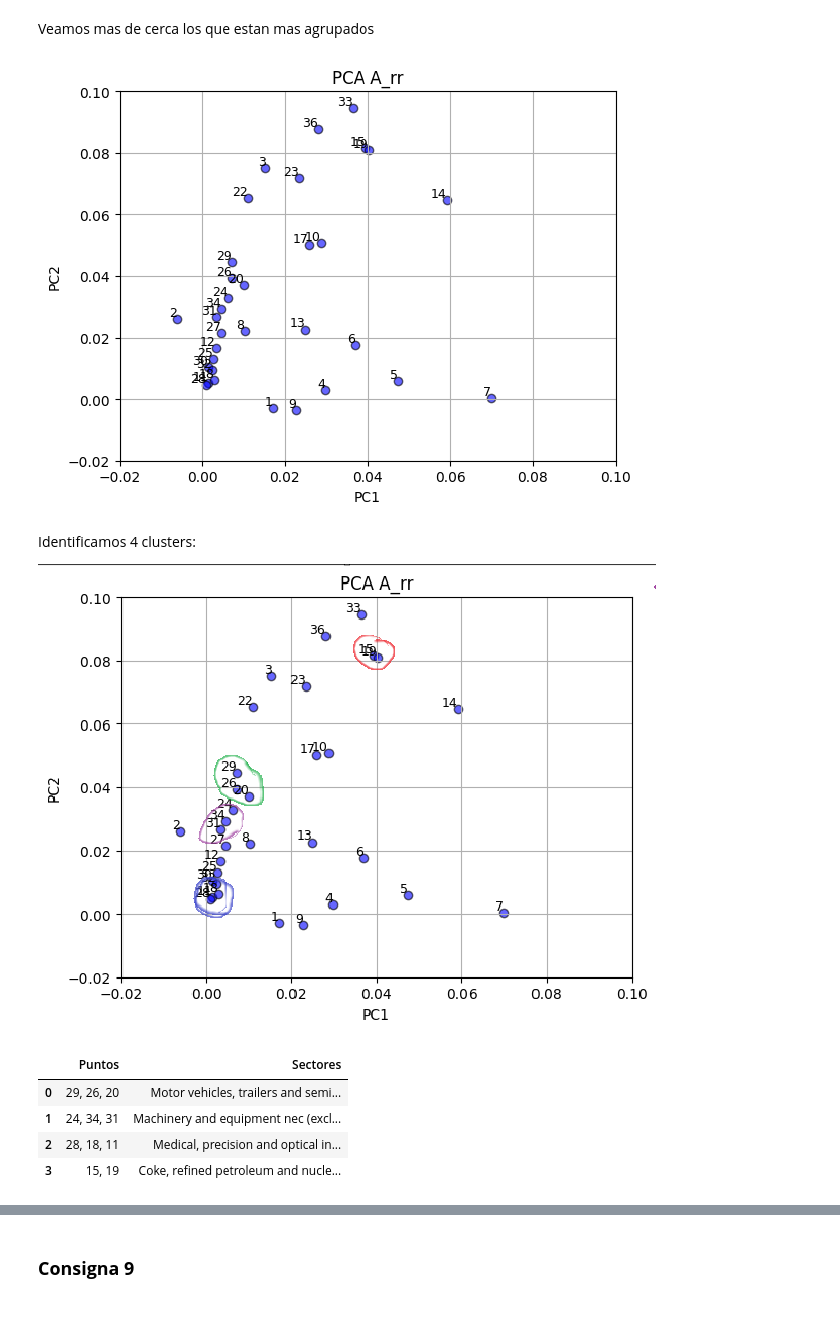
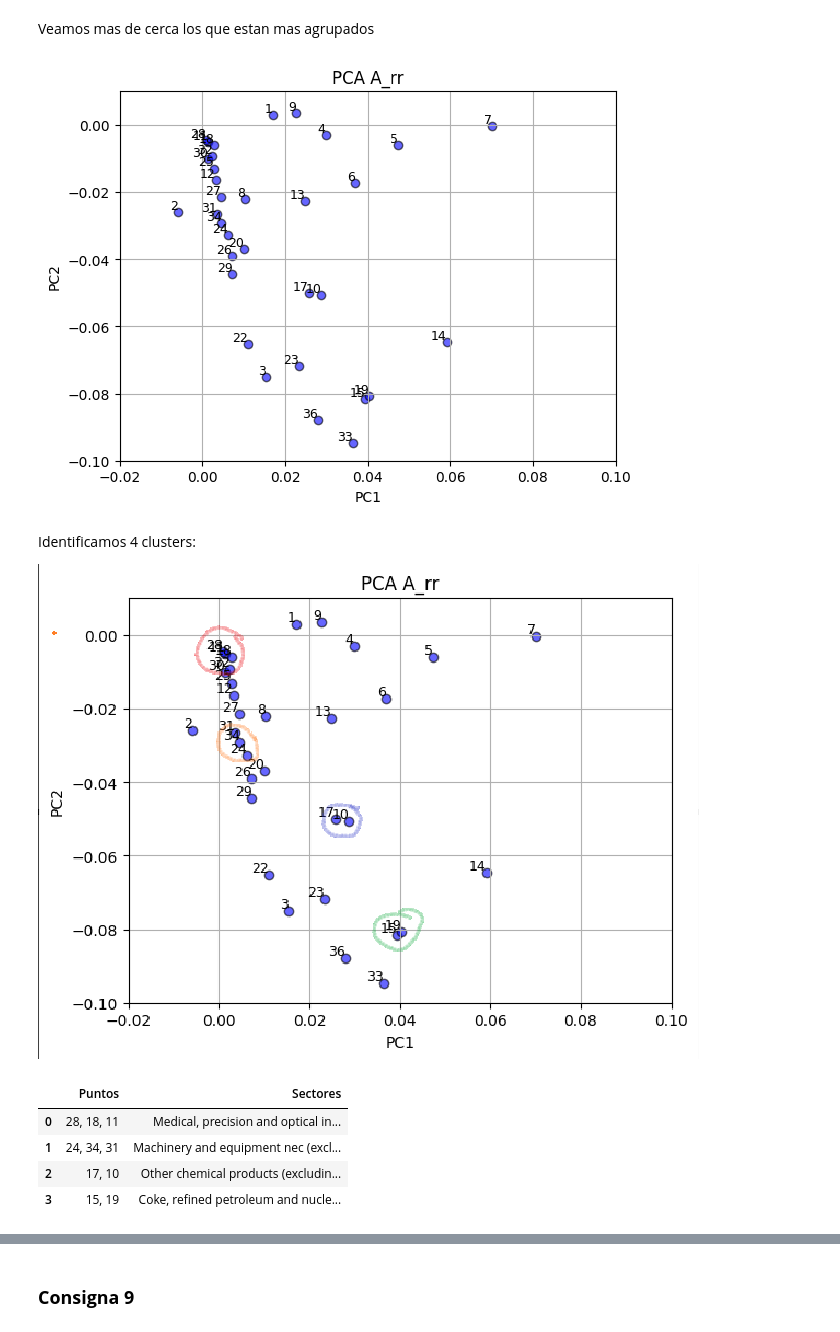
Before and after one commit to Gabrielnm7/ALC-FCEN_UBA, a Jupyter notebook: TP2/grupo_abeliano_TP2.ipynb, the cells around one changed output, grey strips where cells are left out. Saved outputs shown, nothing was run; the diff lists cells and outputs as text; code cells hidden in the pictures.

```diff
--- a/TP2/grupo_abeliano_TP2.ipynb
+++ b/TP2/grupo_abeliano_TP2.ipynb
@@ -767,34 +767,34 @@ Veamos mas de cerca los que estan mas agrupados
 # %%
 # plt.figure(figsize=(8, 6))
 plt.scatter(A_rr_projectada[:, 0], A_rr_projectada[:, 1], color='blue', alpha=0.6, edgecolor='k')
 
 plt.xlabel("PC1")
 plt.ylabel("PC2")
 plt.title("PCA A_rr")
 plt.grid(True)
 plt.xlim(-0.02,0.1)
-plt.ylim(-0.02,0.10)
+plt.ylim(-0.1,0.01)
 
 # Agregar los índices como anotaciones solo para los puntos dentro del rango
 for i in range(A_rr_projectada.shape[0]):
     x, y = A_rr_projectada[i, 0], A_rr_projectada[i, 1]
-    if -0.02 <= x <= 0.1 and -0.01 <= y <= 0.1:  # Solo si el punto está dentro del rango
+    if -0.02 <= x <= 0.1 and -0.1 <= y <=0.01:  # Solo si el punto está dentro del rango
         plt.text(x, y, str(i), fontsize=9, ha='right', va='bottom')
 
 plt.show()
 # %% [output]
-[figure, old version]
+[figure, new version]
 # %% [markdown]
 Identificamos 4 clusters:
 
-![image-2.png](attachment:image-2.png)
+![image-4.png](attachment:image-4.png)
 # %%
 sectores = LAT_IOT_2011.Sector[:40]
 # %%
 clusters = {
-    "Cluster 1": [29, 26, 20],
+    "Cluster 1": [28,18,11],
     "Cluster 2": [24,34,31],
-    "Cluster 3": [28,18,11],
+    "Cluster 3": [17,10],
     "Cluster 4": [15, 19]
 }
 
@@ -815,8 +815,8 @@ pd.set_option('display.max_colwidth', None)
 df_cluster_summary
 # %% [output]
 |  | Puntos | Sectores |
-| 0 | 29, 26, 20 | Motor vehicles, trailers and semi... |
+| 0 | 28, 18, 11 | Medical, precision and optical in... |
 | 1 | 24, 34, 31 | Machinery and equipment nec (excl... |
-| 2 | 28, 18, 11 | Medical, precision and optical in... |
+| 2 | 17, 10 | Other chemical products (excludin... |
 | 3 | 15, 19 | Coke, refined petroleum and nucle... |
 # %% [markdown]
```
Also changed, not shown: parts of 14 cells of this notebook.
